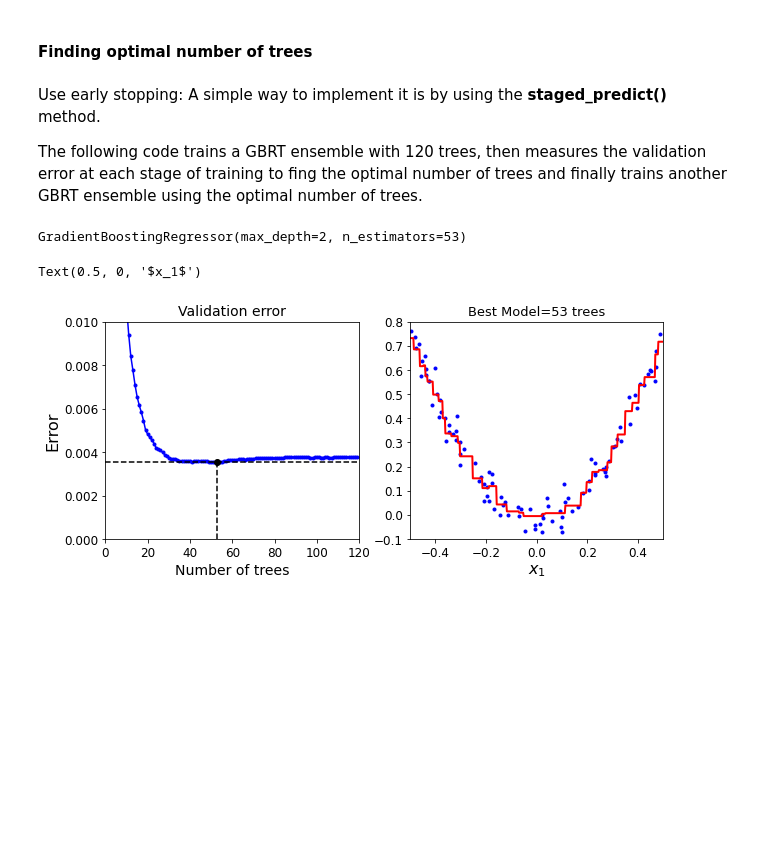
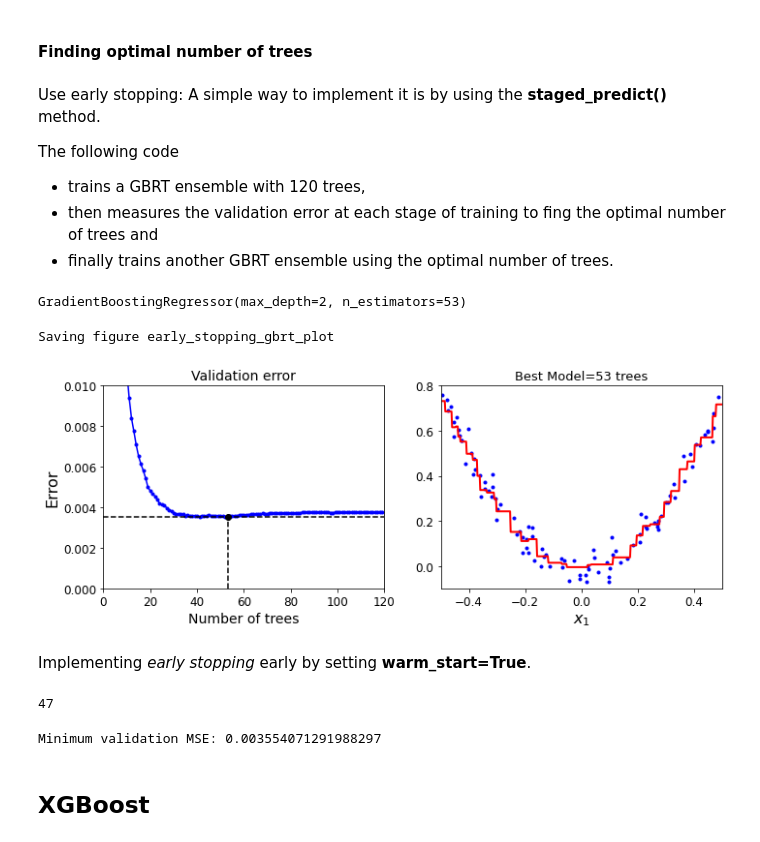
Before and after one commit to sankalptambe/random-forests, a Jupyter notebook: random_forests.ipynb, the cells around one changed output. Cells and saved outputs as stored; diff of their text form; code cells hidden in the pictures; blank space fills up the shorter version.

Commit message:
xgboost wip

```diff
--- a/random_forests.ipynb
+++ b/random_forests.ipynb
@@ -417,7 +417,10 @@ Left model does not have enough tree while the right model has too many causing
 Use early stopping:
 A simple way to implement it is by using the **staged_predict()** method.
 
-The following code trains a GBRT ensemble with 120 trees, then measures the validation error at each stage of training to fing the optimal number of trees and finally trains another GBRT ensemble using the optimal number of trees.
+The following code
+* trains a GBRT ensemble with 120 trees,
+* then measures the validation error at each stage of training to fing the optimal number of trees and
+* finally trains another GBRT ensemble using the optimal number of trees.
 # %%
 from sklearn.model_selection import train_test_split
 from sklearn.metrics import mean_squared_error
@@ -442,20 +445,25 @@ min_error = np.min(errors)
 # %%
 plt.figure(figsize=(10, 4))
 plt.subplot(121)
 
 plt.plot(errors, 'b.-')
 plt.plot([best_n_estimators, best_n_estimators], [0, min_error], "k--")
 plt.plot([0, 120], [min_error, min_error], "k--")
 plt.plot(best_n_estimators, min_error, "ko")
 plt.axis([0, 120, 0, 0.01])
 plt.xlabel("Number of trees")
 plt.ylabel("Error", fontsize=16)
 plt.title("Validation error", fontsize=14)
 
 plt.subplot(122)
 plot_predictions([gbrt], X, y, axes=[-0.5, 0.5, -0.1, 0.8])
 plt.title("Best Model={} trees".format(best_n_estimators), fontsize=13)
 plt.xlabel("$x_1$", fontsize=16)
+
+save_fig("early_stopping_gbrt_plot")
+plt.show()
 # %% [output]
-Text(0.5, 0, '$x_1$')
+Saving figure early_stopping_gbrt_plot
-[figure, old version]
+[figure, new version]
+# %% [markdown]
+Implementing *early stopping*  early by setting **warm_start=True**.
@@ -461,0 +493,10 @@ Text(0.5, 0, '$x_1$')
+# %%
+print(gbrt.n_estimators)
+# %% [output]
+47
+# %%
+print("Minimum validation MSE:", min_val_error)
+# %% [output]
+Minimum validation MSE: 0.003554071291988297
+# %% [markdown]
+## XGBoost
```
Also changed, not shown: parts of 2 cells of this notebook.
